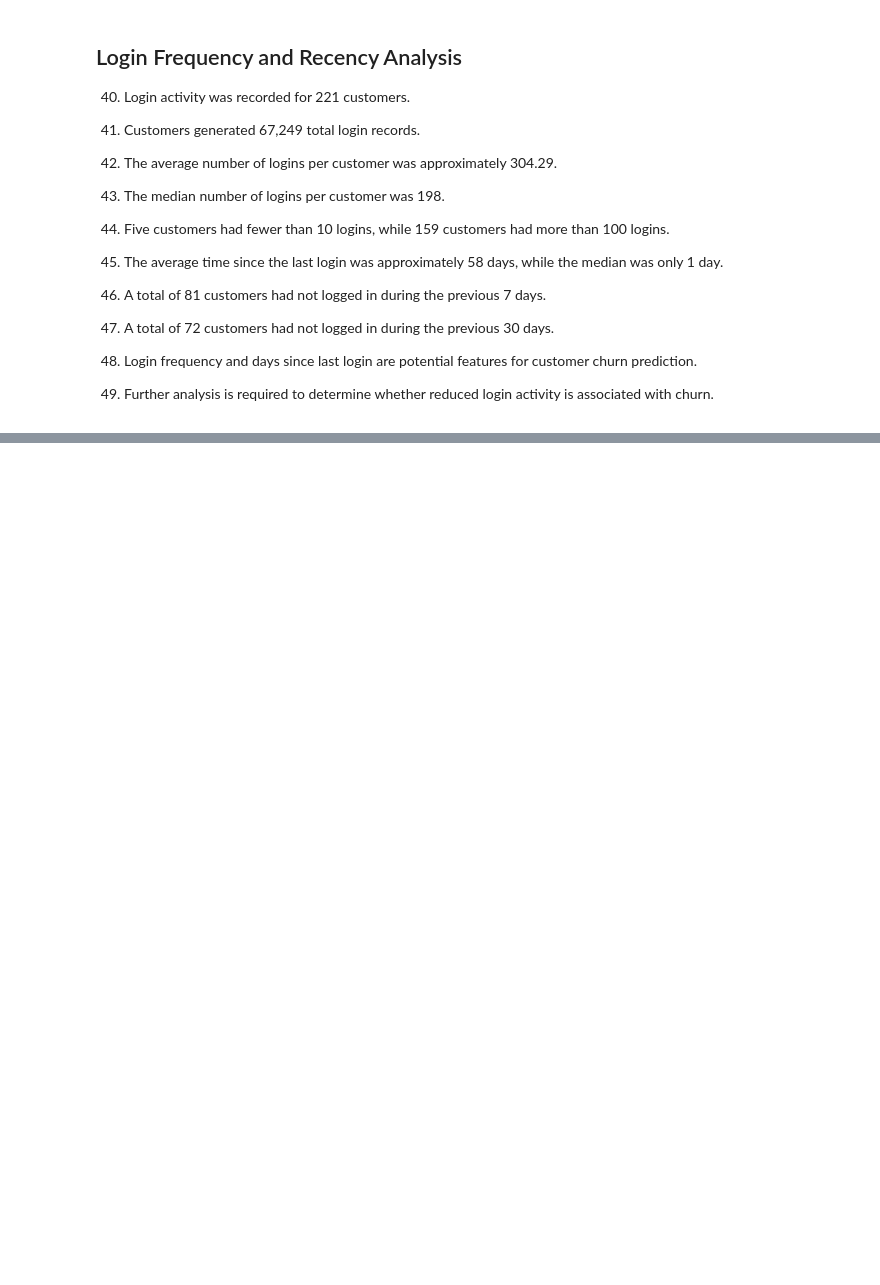
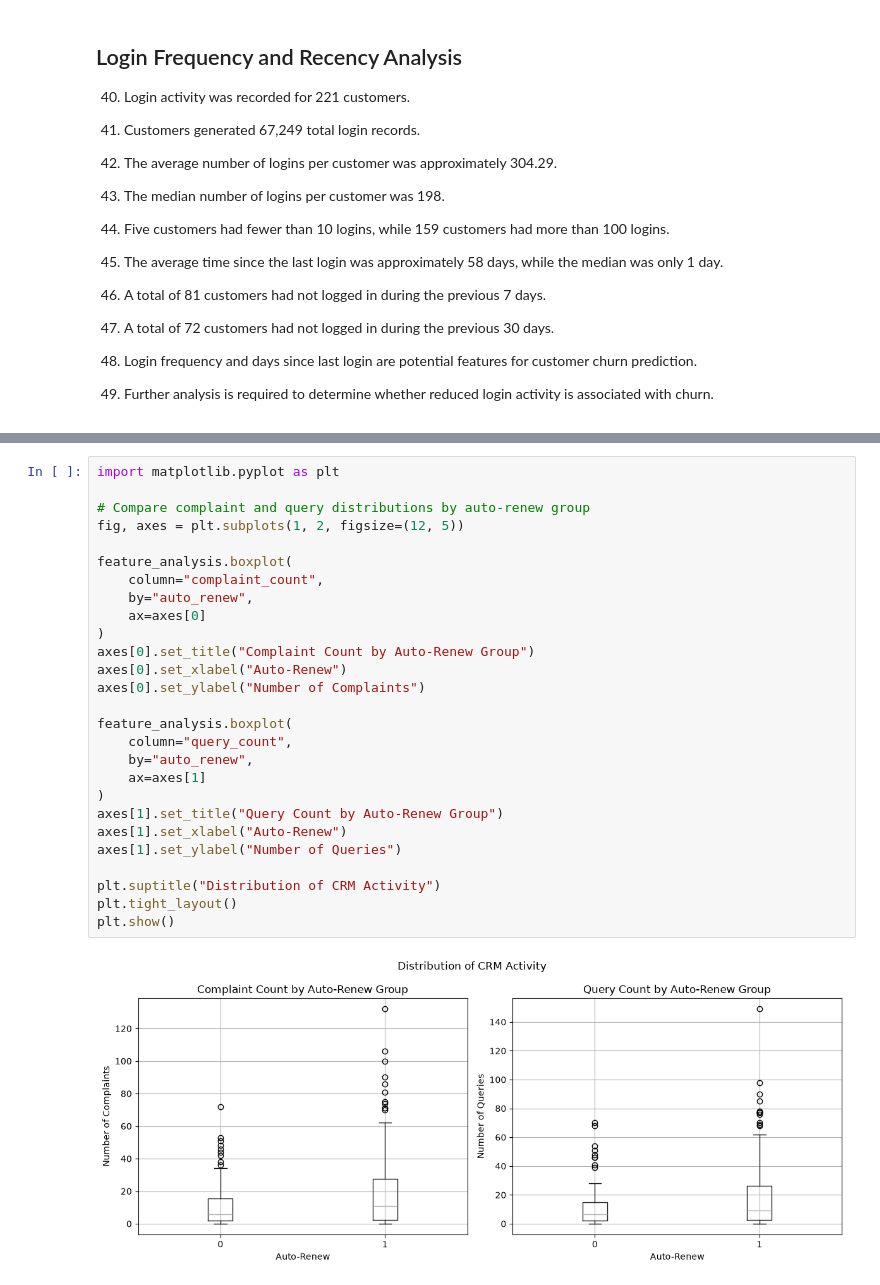
Before and after one commit to parthHerts/P4G5_HERTS, a Jupyter notebook: notebooks/data_analyst_exploration.ipynb, the cells around one changed output, grey strips where cells are left out. Drawn from its saved outputs; the diff is of its cells as text; blank space fills up the shorter version.

```diff
--- a/notebooks/data_analyst_exploration.ipynb
+++ b/notebooks/data_analyst_exploration.ipynb
@@ -720,0 +916,29 @@ print("\nCustomers analysed:", len(login_features))
+# %%
+import matplotlib.pyplot as plt
+
+# Compare complaint and query distributions by auto-renew group
+fig, axes = plt.subplots(1, 2, figsize=(12, 5))
+
+feature_analysis.boxplot(
+    column="complaint_count",
+    by="auto_renew",
+    ax=axes[0]
+)
+axes[0].set_title("Complaint Count by Auto-Renew Group")
+axes[0].set_xlabel("Auto-Renew")
+axes[0].set_ylabel("Number of Complaints")
+
+feature_analysis.boxplot(
+    column="query_count",
+    by="auto_renew",
+    ax=axes[1]
+)
+axes[1].set_title("Query Count by Auto-Renew Group")
+axes[1].set_xlabel("Auto-Renew")
+axes[1].set_ylabel("Number of Queries")
+
+plt.suptitle("Distribution of CRM Activity")
+plt.tight_layout()
+plt.show()
+# %% [output]
+[figure, added]
```
Also changed, not shown: parts of 17 cells of this notebook.
